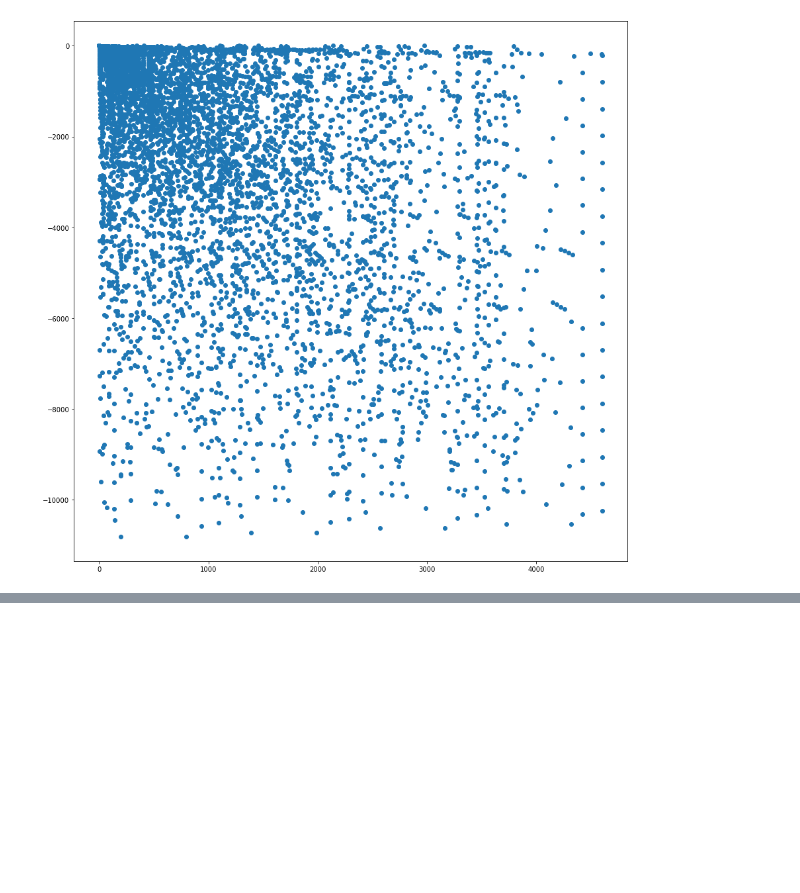
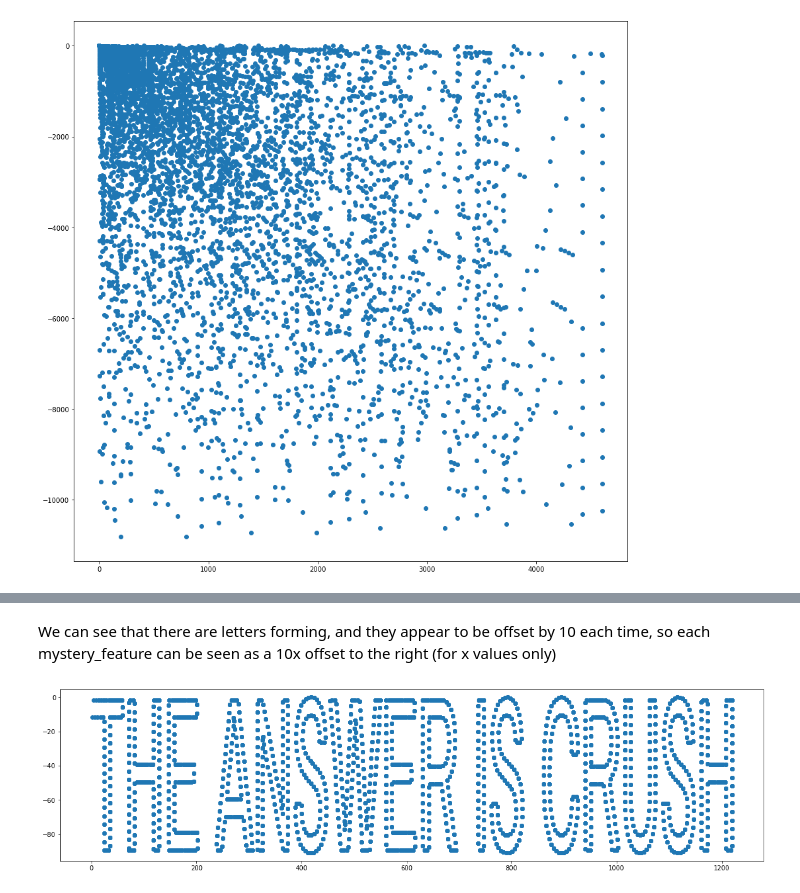
Before and after one commit to iwasunowimme/Data-Puzzles, a Jupyter notebook: Unusual-Ransom/Unusual-Ransom-Q3.ipynb, the cells around one changed output, grey strips where cells are left out. Cells and saved outputs as stored; diff of their text form; code cells hidden in the pictures; blank space fills up the shorter version.

```diff
--- a/Unusual-Ransom/Unusual-Ransom-Q3.ipynb
+++ b/Unusual-Ransom/Unusual-Ransom-Q3.ipynb
@@ -113,0 +110,11 @@ for i in range(121):
+# %% [markdown]
+We can see that there are letters forming, and they appear to be offset by 10 each time, so each mystery_feature can be seen as a 10x offset to the right (for x values only)
+# %%
+figure = plt.figure(figsize=(20,5))
+df_filtered = df
+df_filtered['new_x'] = df_filtered['x'] + 10*df_filtered['mystery_feature']
+
+
+figure = plt.scatter(x=df_filtered.new_x, y=df_filtered.y)
+# %% [output]
+[figure, added]
```
Also changed, not shown: parts of 6 cells of this notebook.
